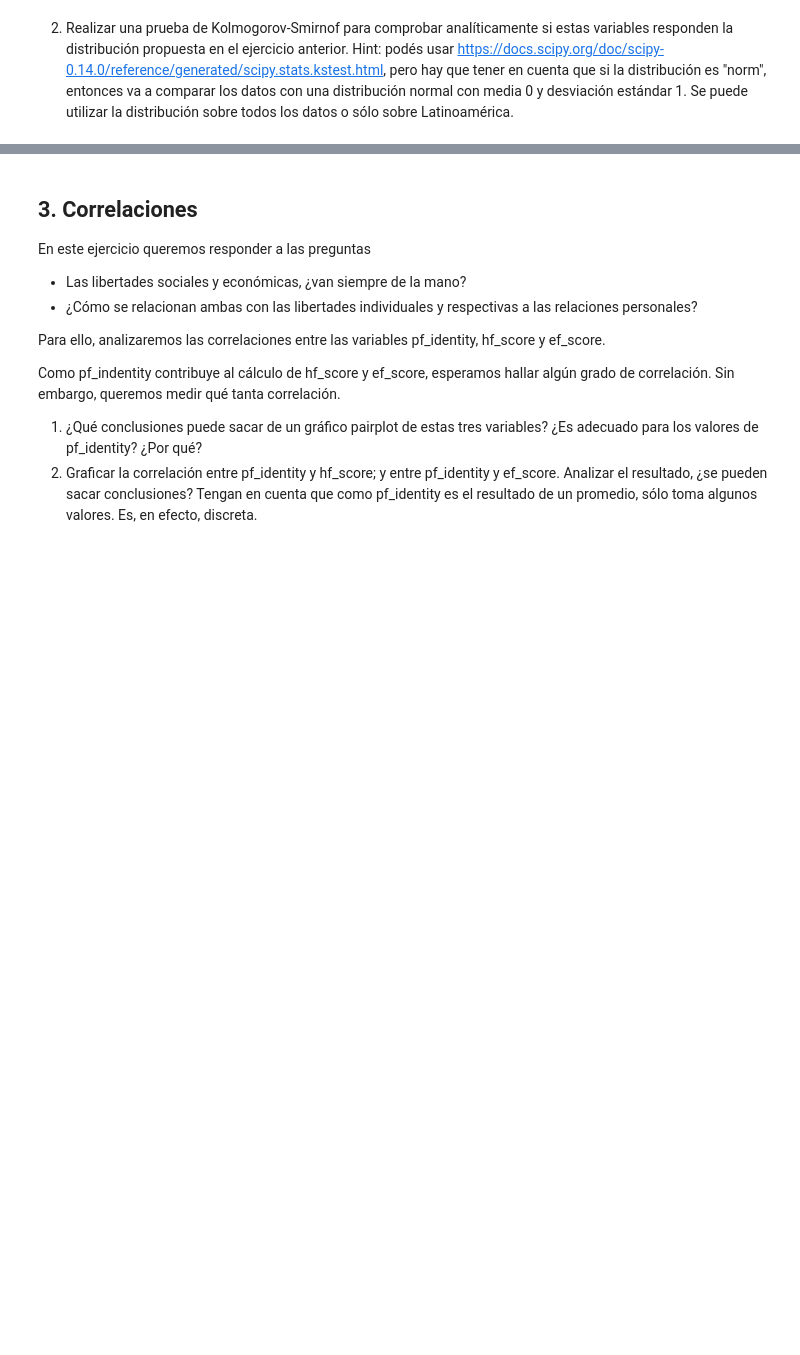
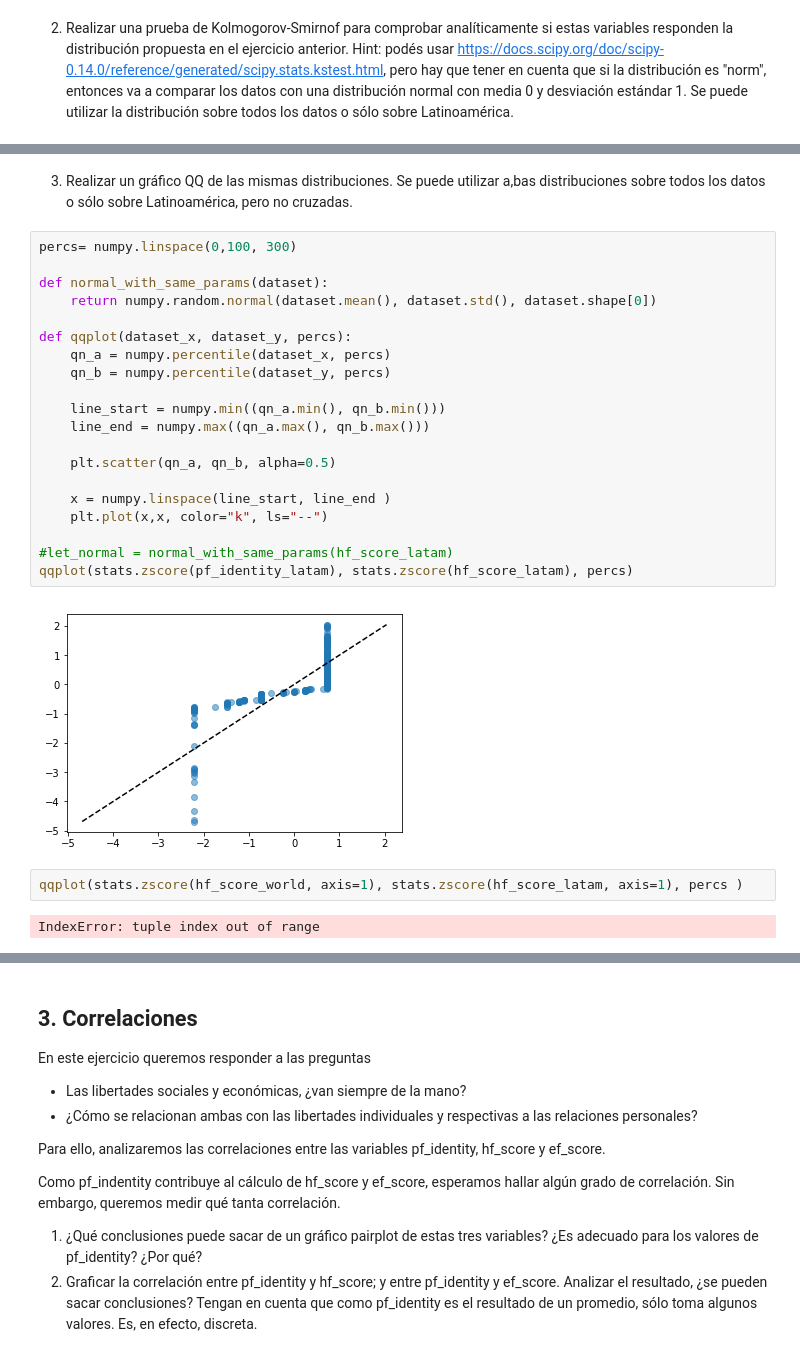
Before and after one commit to manquius/diplodatos_ayv, a Jupyter notebook: 02_practico_Sebastian.ipynb, the cells around one changed output, grey strips where cells are left out. Drawn from its saved outputs; the diff is of its cells as text; blank space fills up the shorter version.

```diff
--- a/02_practico_Sebastian.ipynb
+++ b/02_practico_Sebastian.ipynb
@@ -309,0 +344,28 @@ plt.legend()
+# %% [markdown]
+  3. Realizar un gráfico QQ de las mismas distribuciones. Se puede utilizar a,bas distribuciones sobre todos los datos o sólo sobre Latinoamérica, pero no cruzadas.
+# %%
+percs= numpy.linspace(0,100, 300)
+
+def normal_with_same_params(dataset):
+    return numpy.random.normal(dataset.mean(), dataset.std(), dataset.shape[0])
+
+def qqplot(dataset_x, dataset_y, percs):
+    qn_a = numpy.percentile(dataset_x, percs)
+    qn_b = numpy.percentile(dataset_y, percs)
+
+    line_start = numpy.min((qn_a.min(), qn_b.min()))
+    line_end = numpy.max((qn_a.max(), qn_b.max()))
+
+    plt.scatter(qn_a, qn_b, alpha=0.5)
+
+    x = numpy.linspace(line_start, line_end )
+    plt.plot(x,x, color="k", ls="--")
+
+#let_normal = normal_with_same_params(hf_score_latam)
+qqplot(stats.zscore(pf_identity_latam), stats.zscore(hf_score_latam), percs)
+# %% [output]
+[figure, added]
+# %%
+qqplot(stats.zscore(hf_score_world, axis=1), stats.zscore(hf_score_latam, axis=1), percs )
+# %% [output]
+IndexError: tuple index out of range
```
Also changed, not shown: parts of 11 cells of this notebook.
